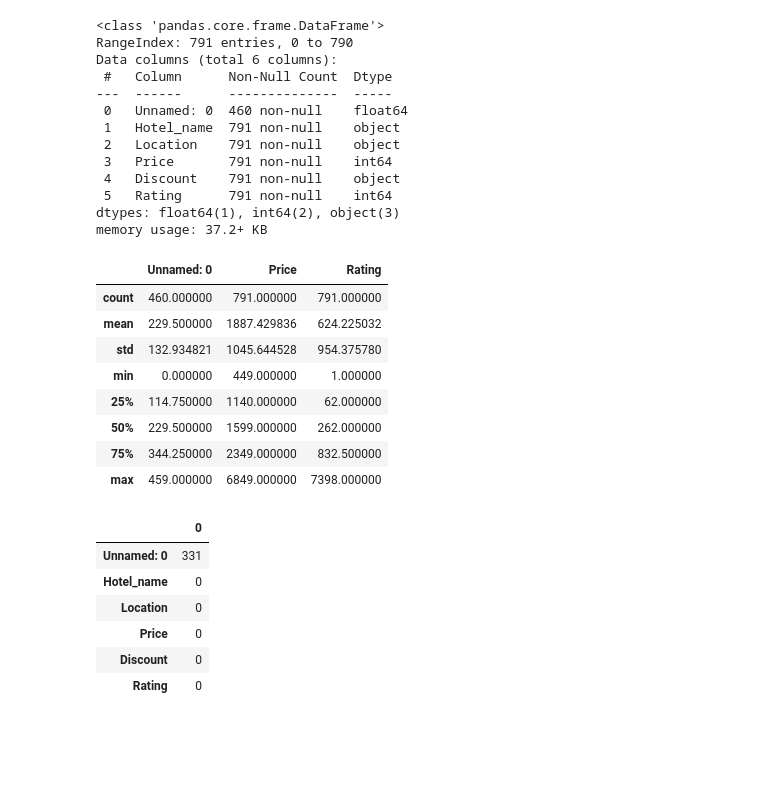
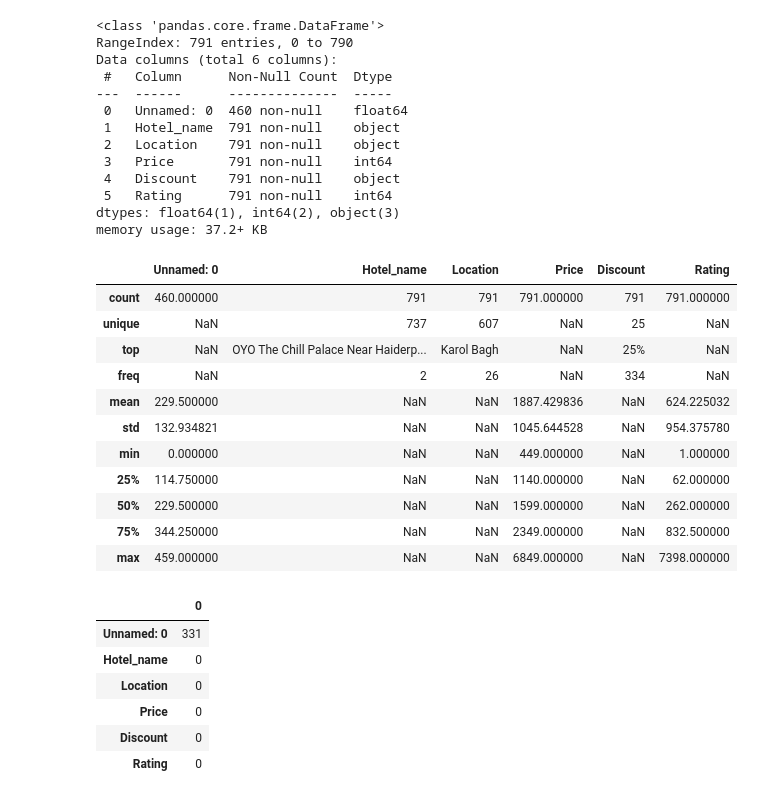
Before and after one commit to sananda2005/Airbnb-Booking-Analysis, a Jupyter notebook: Investment_Insights_into_OYO_Hotels_A_Data_Driven_Location_&_Feature_Analysis.ipynb, the cells around one changed output. Saved outputs shown, nothing was run; the diff lists cells and outputs as text; code cells hidden in the pictures; blank space fills up the shorter version.

```diff
--- a/Investment_Insights_into_OYO_Hotels_A_Data_Driven_Location_&_Feature_Analysis.ipynb
+++ b/Investment_Insights_into_OYO_Hotels_A_Data_Driven_Location_&_Feature_Analysis.ipynb
@@ -56,17 +63,20 @@ Data columns (total 6 columns):
 dtypes: float64(1), int64(2), object(3)
 memory usage: 37.2+ KB
 # %%
-df.describe()
+df.describe(include='all')
 # %% [output]
-|  | Unnamed: 0 | Price | Rating |
-| count | 460.000000 | 791.000000 | 791.000000 |
-| mean | 229.500000 | 1887.429836 | 624.225032 |
-| std | 132.934821 | 1045.644528 | 954.375780 |
-| min | 0.000000 | 449.000000 | 1.000000 |
-| 25% | 114.750000 | 1140.000000 | 62.000000 |
-| 50% | 229.500000 | 1599.000000 | 262.000000 |
-| 75% | 344.250000 | 2349.000000 | 832.500000 |
-| max | 459.000000 | 6849.000000 | 7398.000000 |
+|  | Unnamed: 0 | Hotel_name | Location | Price | Discount | Rating |
+| count | 460.000000 | 791 | 791 | 791.000000 | 791 | 791.000000 |
+| unique | NaN | 737 | 607 | NaN | 25 | NaN |
+| top | NaN | OYO The Chill Palace Near Haiderp... | Karol Bagh | NaN | 25% | NaN |
+| freq | NaN | 2 | 26 | NaN | 334 | NaN |
+| mean | 229.500000 | NaN | NaN | 1887.429836 | NaN | 624.225032 |
+| std | 132.934821 | NaN | NaN | 1045.644528 | NaN | 954.375780 |
+| min | 0.000000 | NaN | NaN | 449.000000 | NaN | 1.000000 |
+| 25% | 114.750000 | NaN | NaN | 1140.000000 | NaN | 62.000000 |
+| 50% | 229.500000 | NaN | NaN | 1599.000000 | NaN | 262.000000 |
+| 75% | 344.250000 | NaN | NaN | 2349.000000 | NaN | 832.500000 |
+| max | 459.000000 | NaN | NaN | 6849.000000 | NaN | 7398.000000 |
 # %%
 df.isnull().sum()
 # %% [output]
```
Also changed, not shown: parts of 8 cells of this notebook.
